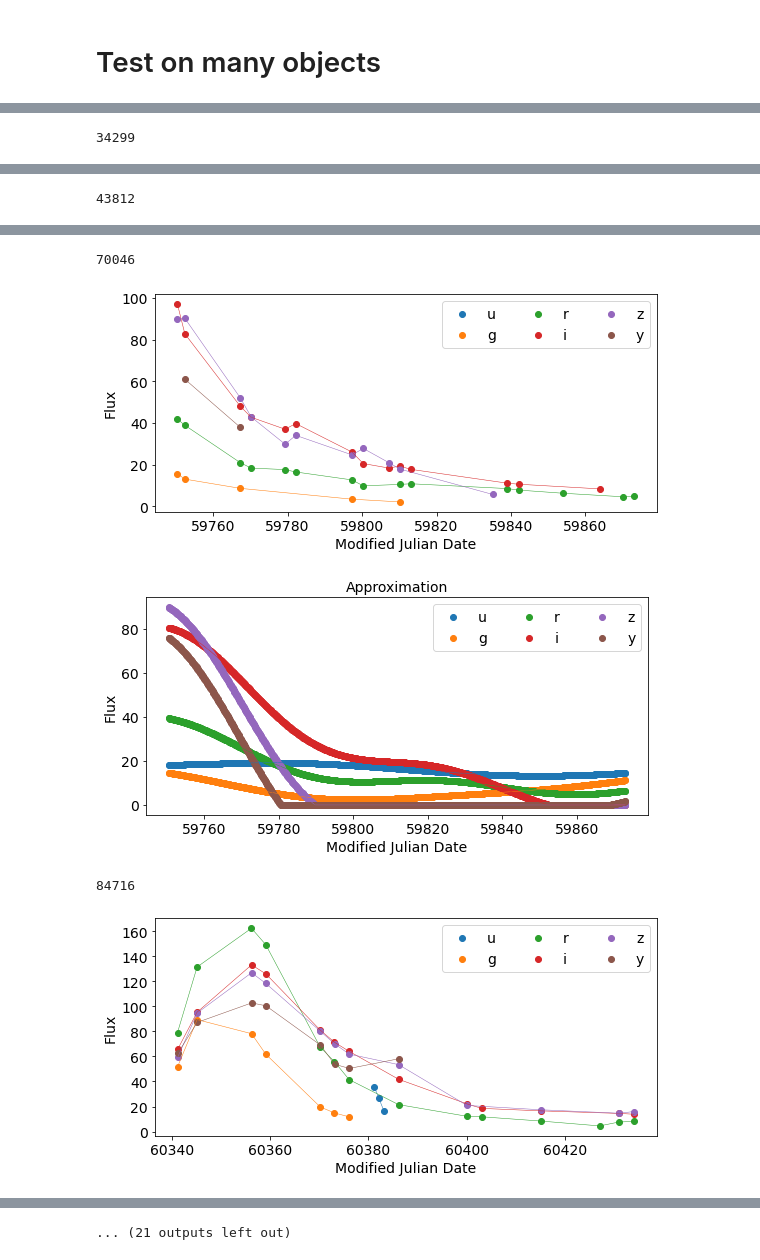
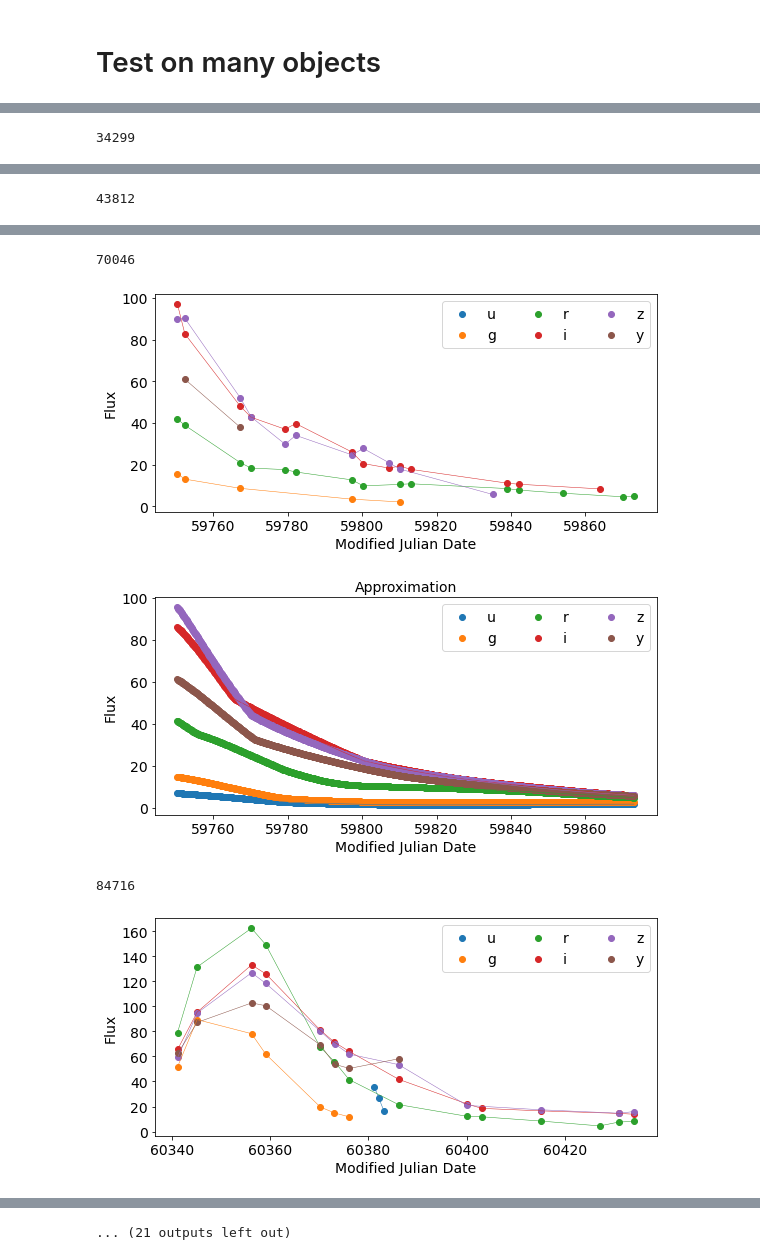
Before and after one commit to HSE-LAMBDA/light_curve_approx, a Jupyter notebook: notebooks/RBFNet.ipynb, the cells around one changed output, grey strips where cells are left out. Saved outputs shown, nothing was run; the diff lists cells and outputs as text; code cells hidden in the pictures.

Commit message:
Add RBFNet and rename previous RBF models

```diff
--- a/notebooks/RBFNet.ipynb
+++ b/notebooks/RBFNet.ipynb
@@ -156,7 +156,7 @@ anobject_train, anobject_test = train_test_split(anobject, test_size=0.5, random
 import rbfnet_aug
 
 # fit augmentation model
-model = rbfnet_aug.RBFNetAugmentation(passband2lam, n_hidden=24, regularization='l2')
+model = rbfnet_aug.RBFNetAugmentation(passband2lam, n_hidden=300, lam=0., n_epochs=300, lr=0.01, batch_size=100)
 model.fit(anobject_train['mjd'].values, anobject_train['flux'].values,
           anobject_train['flux_err'].values, anobject_train['passband'].values)
 
@@ -213,14 +213,17 @@ for i in object_ids:
     anobject_train, anobject_test = train_test_split(anobject, test_size=0.5, random_state=11)
 
     # fit augmentation model
-    model = rbfnet_aug.RBFNetAugmentation(passband2lam, n_hidden=24, regularization='l2')
+    model = rbfnet_aug.RBFNetAugmentation(passband2lam, n_hidden=300, lam=0., n_epochs=300, lr=0.01, batch_size=100)
     model.fit(anobject_train['mjd'].values, anobject_train['flux'].values,
               anobject_train['flux_err'].values, anobject_train['passband'].values)
 
     # predict flux for unseen observations
     flux_pred, flux_err_pred = model.predict(anobject_test['mjd'].values, anobject_test['passband'].values, copy=True)
-
-    metrics = utils.regression_quality_metrics_report(anobject_test['flux'].values, flux_pred)
+    anobject_test_pred = compile_obj(anobject_test['mjd'].values, flux_pred,
+                                     flux_err_pred, anobject_test['passband'].values)
+    metrics = utils.regression_quality_metrics_report(anobject_test['flux'].values,
+                                                      anobject_test_pred['flux'].values)
+    print(metrics)
     report.loc[len(report), :] = [i] + list(metrics)
 # %% [output]
 Object  745  with  61  observations
@@ -281,7 +284,7 @@ for i in object_ids[::50]:
     plt.show()
 
     anobject_train, anobject_test = train_test_split(anobject, test_size=0.5, random_state=11)
-    model = rbfnet_aug.RBFNetAugmentation(passband2lam, n_hidden=24, regularization='l2')
+    model = rbfnet_aug.RBFNetAugmentation(passband2lam, n_hidden=200, lam=0., n_epochs=300, lr=0.01, batch_size=100)
     model.fit(anobject_train['mjd'].values, anobject_train['flux'].values,
               anobject_train['flux_err'].values, anobject_train['passband'].values)
 
@@ -300,5 +303,5 @@ for i in object_ids[::50]:
 70046
 [figure]
-[figure, old version]
+[figure, new version]
 84716
 [figure]
```
Also changed, not shown: parts of 8 cells of this notebook, 3 other files.
